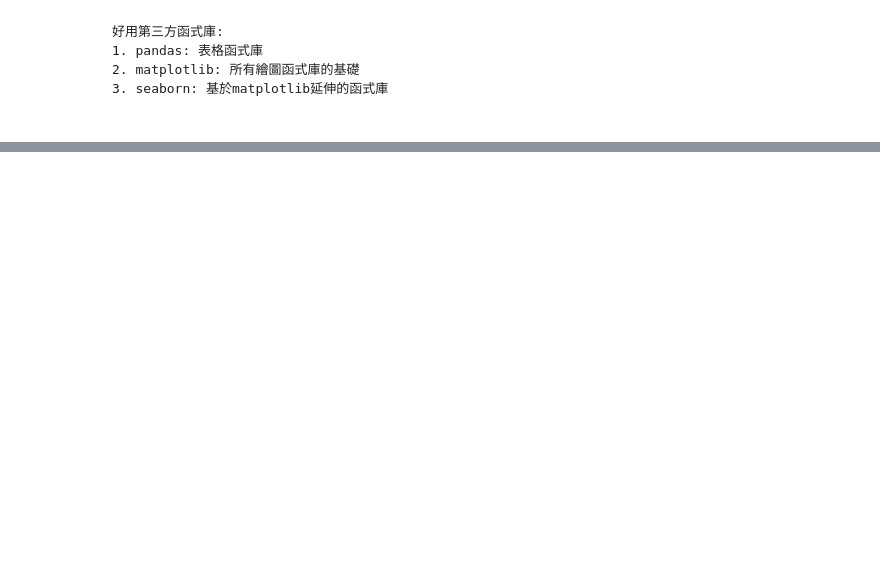
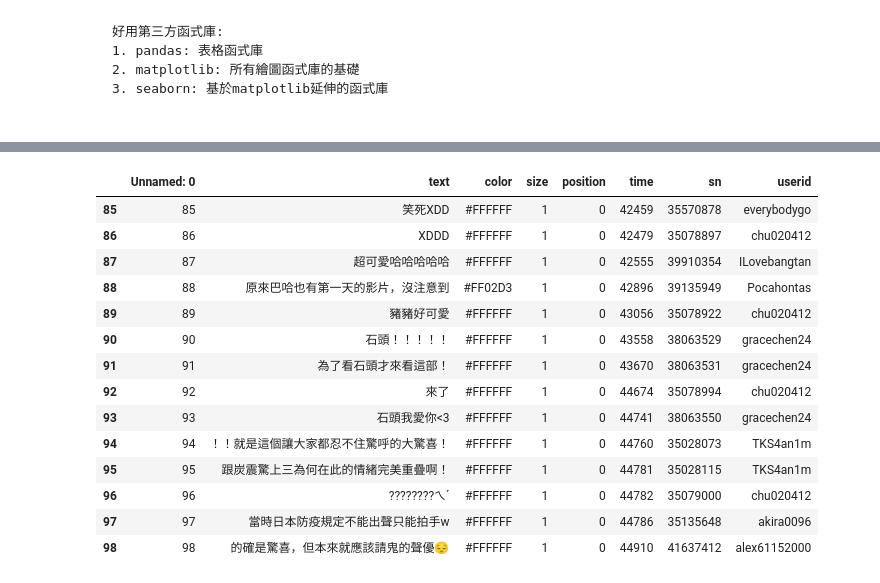
Before and after one commit to Elwing-Chou/ximen0317, a Jupyter notebook: ximen_0407.ipynb, the cells around one changed output, grey strips where cells are left out. Saved outputs shown, nothing was run; the diff lists cells and outputs as text; code cells hidden in the pictures; blank space fills up the shorter version.

```diff
--- a/ximen_0407.ipynb
+++ b/ximen_0407.ipynb
@@ -72,0 +73,23 @@ plt.xticks(rotation=50)
+# %%
+# pandas篩選: 表格[帶入跟你資料筆數依樣多的True/False]
+# 隊到True的那列會留下, False會被丟掉
+# table.head(3)[[True, False, True]]
+# and: & or: |
+fil = (table["time"] >= 42000) & (table["time"] <= 45000)
+table[fil]
+# %% [output]
+|  | Unnamed: 0 | text | color | size | position | time | sn | userid |
+| 85 | 85 | 笑死XDD | #FFFFFF | 1 | 0 | 42459 | 35570878 | everybodygo |
+| 86 | 86 | XDDD | #FFFFFF | 1 | 0 | 42479 | 35078897 | chu020412 |
+| 87 | 87 | 超可愛哈哈哈哈哈 | #FFFFFF | 1 | 0 | 42555 | 39910354 | ILovebangtan |
+| 88 | 88 | 原來巴哈也有第一天的影片，沒注意到 | #FF02D3 | 1 | 0 | 42896 | 39135949 | Pocahontas |
+| 89 | 89 | 豬豬好可愛 | #FFFFFF | 1 | 0 | 43056 | 35078922 | chu020412 |
+| 90 | 90 | 石頭！！！！！ | #FFFFFF | 1 | 0 | 43558 | 38063529 | gracechen24 |
+| 91 | 91 | 為了看石頭才來看這部！ | #FFFFFF | 1 | 0 | 43670 | 38063531 | gracechen24 |
+| 92 | 92 | 來了 | #FFFFFF | 1 | 0 | 44674 | 35078994 | chu020412 |
+| 93 | 93 | 石頭我愛你<3 | #FFFFFF | 1 | 0 | 44741 | 38063550 | gracechen24 |
+| 94 | 94 | ！！就是這個讓大家都忍不住驚呼的大驚喜！ | #FFFFFF | 1 | 0 | 44760 | 35028073 | TKS4an1m |
+| 95 | 95 | 跟炭震驚上三為何在此的情緒完美重疊啊！ | #FFFFFF | 1 | 0 | 44781 | 35028115 | TKS4an1m |
+| 96 | 96 | ????????ㄟˊ | #FFFFFF | 1 | 0 | 44782 | 35079000 | chu020412 |
+| 97 | 97 | 當時日本防疫規定不能出聲只能拍手w | #FFFFFF | 1 | 0 | 44786 | 35135648 | akira0096 |
+| 98 | 98 | 的確是驚喜，但本來就應該請鬼的聲優😔 | #FFFFFF | 1 | 0 | 44910 | 41637412 | alex61152000 |
```
Also changed, not shown: parts of 1 cell of this notebook.
